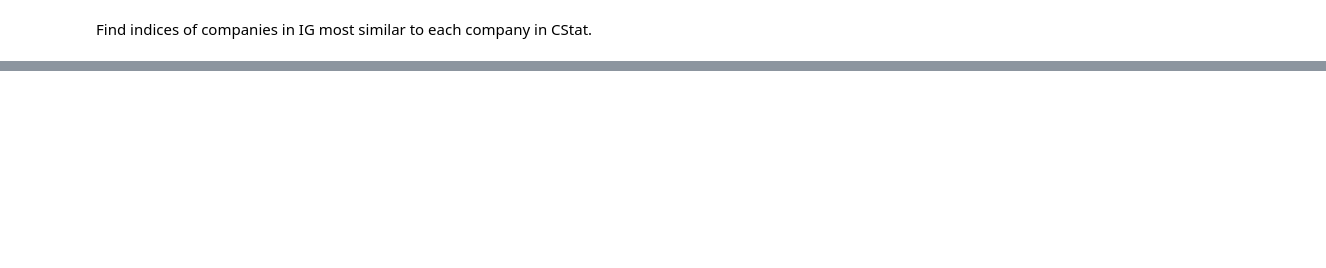
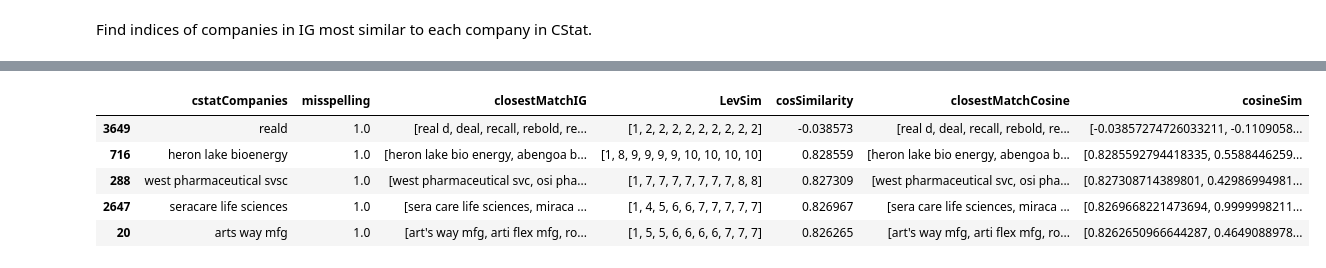
Before and after one commit to brianreed21/extremes, a Jupyter notebook: extremesCleaningCode/linking.ipynb, the cells around one changed output, grey strips where cells are left out. Saved outputs shown, nothing was run; the diff lists cells and outputs as text; code cells hidden in the pictures; blank space fills up the shorter version.

```diff
--- a/extremesCleaningCode/linking.ipynb
+++ b/extremesCleaningCode/linking.ipynb
@@ -179,0 +563,9 @@ Other ideas here: try out the levenshtein distance; try to match just on the fir
+# %%
+companyMatches.head()
+# %% [output]
+|  | cstatCompanies | misspelling | closestMatchIG | LevSim | cosSimilarity | closestMatchCosine | cosineSim |
+| 3649 | reald | 1.0 | [real d, deal, recall, rebold, re... | [1, 2, 2, 2, 2, 2, 2, 2, 2, 2] | -0.038573 | [real d, deal, recall, rebold, re... | [-0.03857274726033211, -0.1109058... |
+| 716 | heron lake bioenergy | 1.0 | [heron lake bio energy, abengoa b... | [1, 8, 9, 9, 9, 9, 10, 10, 10, 10] | 0.828559 | [heron lake bio energy, abengoa b... | [0.8285592794418335, 0.5588446259... |
+| 288 | west pharmaceutical svsc | 1.0 | [west pharmaceutical svc, osi pha... | [1, 7, 7, 7, 7, 7, 7, 7, 8, 8] | 0.827309 | [west pharmaceutical svc, osi pha... | [0.827308714389801, 0.42986994981... |
+| 2647 | seracare life sciences | 1.0 | [sera care life sciences, miraca ... | [1, 4, 5, 6, 6, 7, 7, 7, 7, 7] | 0.826967 | [sera care life sciences, miraca ... | [0.8269668221473694, 0.9999998211... |
+| 20 | arts way mfg | 1.0 | [art's way mfg, arti flex mfg, ro... | [1, 5, 5, 6, 6, 6, 6, 7, 7, 7] | 0.826265 | [art's way mfg, arti flex mfg, ro... | [0.8262650966644287, 0.4649088978... |
```
Also changed, not shown: parts of 79 cells of this notebook.
